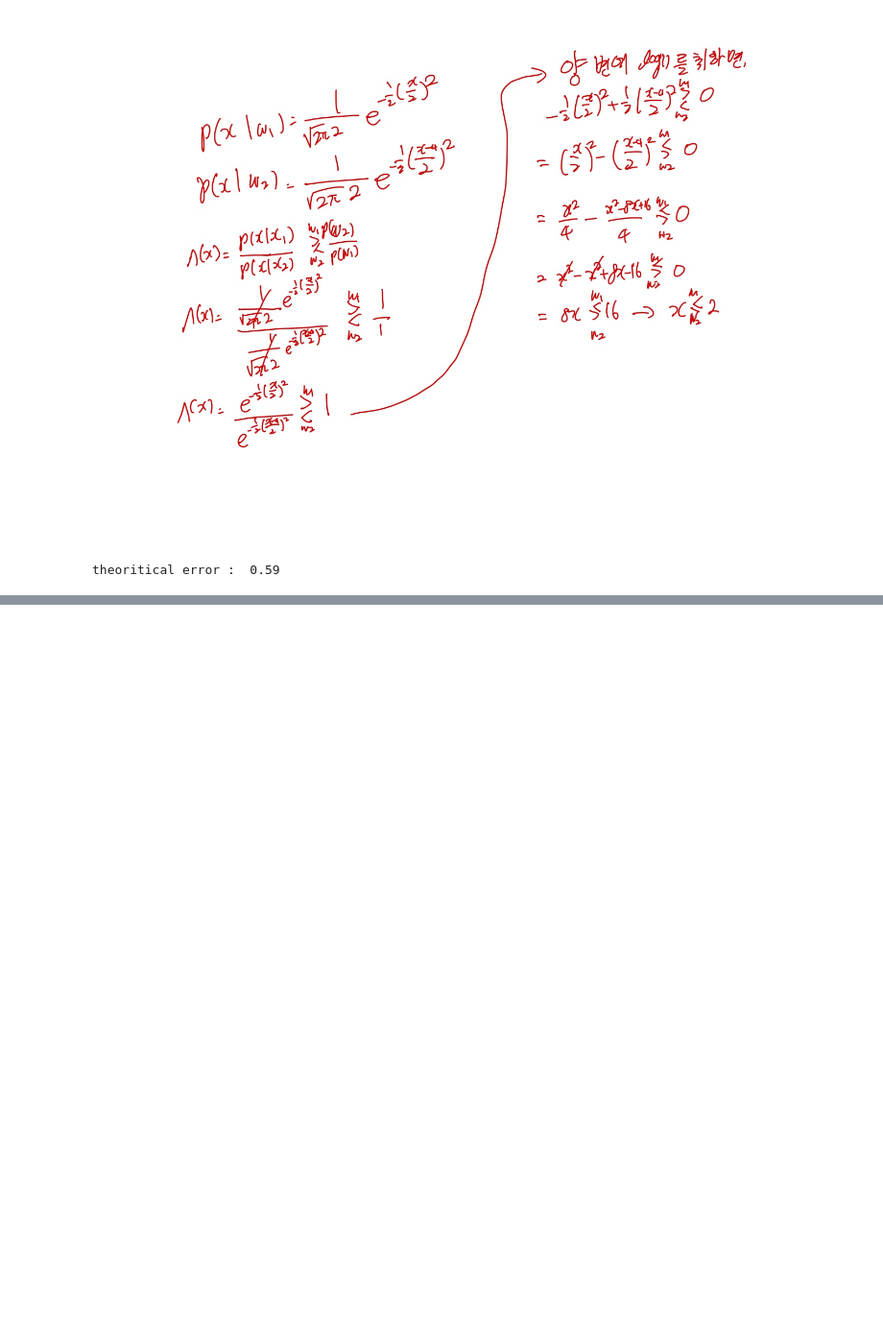
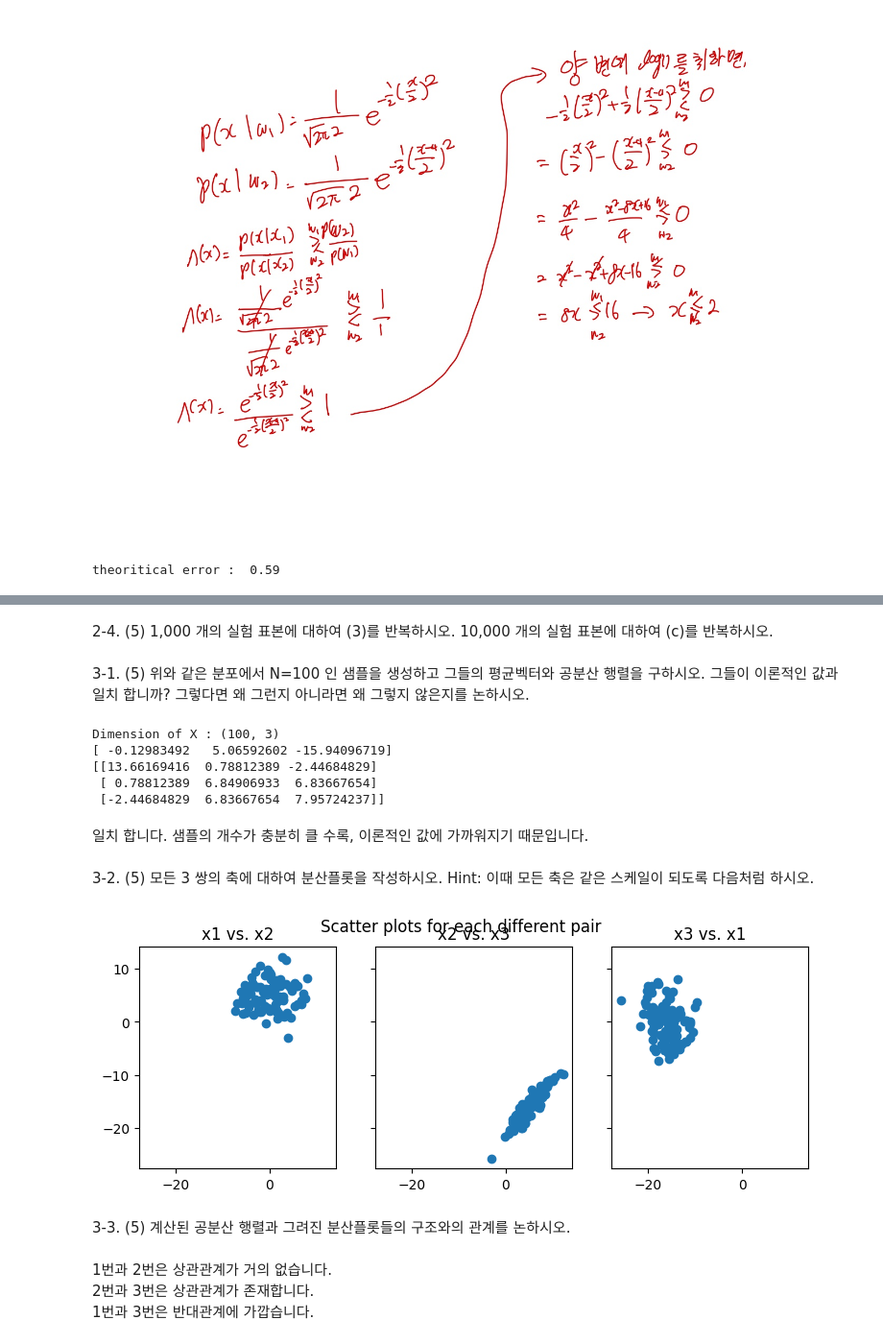
Before and after one commit to Hyeonjun-Heo/pattern_recognition, a Jupyter notebook: 6주차/homework3.ipynb, the cells around one changed output, grey strips where cells are left out. Shown: that part at 96% size. Cells and saved outputs as stored; diff of their text form; code cells hidden in the pictures; blank space fills up the shorter version.

```diff
--- a/6주차/homework3.ipynb
+++ b/6주차/homework3.ipynb
@@ -71,0 +74,46 @@ theoritical error :  0.59
+# %% [markdown]
+2-4. (5) 1,000 개의 실험 표본에 대하여 (3)를 반복하시오. 10,000 개의 실험 표본에 대하여 (c)를 반복하시오.
+# %% [markdown]
+3-1. (5) 위와 같은 분포에서 N=100 인 샘플을 생성하고 그들의 평균벡터와 공분산 행렬을 구하시오. 그들이 이론적인 값과 일치 합니까? 그렇다면 왜 그런지 아니라면 왜 그렇지 않은지를 논하시오.
+# %%
+mu = [0, 5, -16]
+cov = [[14, 0, -3], [0, 7, 7], [-3, 7, 8]]
+#======== ~ 2 lines =======================
+X = np.random.multivariate_normal(mu,cov,100)
+
+
+#==========================================
+print("Dimension of X :", X.shape)
+print(X.mean(axis=0))
+print(np.cov(X.T))
+# %% [output]
+Dimension of X : (100, 3)
+[ -0.12983492   5.06592602 -15.94096719]
+[[13.66169416  0.78812389 -2.44684829]
+ [ 0.78812389  6.84906933  6.83667654]
+ [-2.44684829  6.83667654  7.95724237]]
+# %% [markdown]
+일치 합니다. 샘플의 개수가 충분히 클 수록, 이론적인 값에 가까워지기 때문입니다.
+# %% [markdown]
+3-2. (5) 모든 3 쌍의 축에 대하여 분산플롯을 작성하시오. Hint: 이때 모든 축은 같은 스케일이 되도록 다음처럼 하시오.
+# %%
+fig, axs= plt.subplots(1, 3, figsize=(9,3),sharex=True, sharey=True)
+fig.suptitle('Scatter plots for each different pair ')
+#========= ~3 lines ===============
+axs[0].scatter(X[:,0],X[:,1])
+axs[1].scatter(X[:,1],X[:,2])
+axs[2].scatter(X[:,2],X[:,0])
+
+#==================================
+axs[0].set_title("x1 vs. x2")
+axs[1].set_title("x2 vs. x3")
+axs[2].set_title("x3 vs. x1")
+plt.show()
+# %% [output]
+[figure, added]
+# %% [markdown]
+3-3. (5) 계산된 공분산 행렬과 그려진 분산플롯들의 구조와의 관계를 논하시오.
+# %% [markdown]
+1번과 2번은 상관관계가 거의 없습니다.
+2번과 3번은 상관관계가 존재합니다.
+1번과 3번은 반대관계에 가깝습니다.
```
Also changed, not shown: parts of 2 cells of this notebook.
